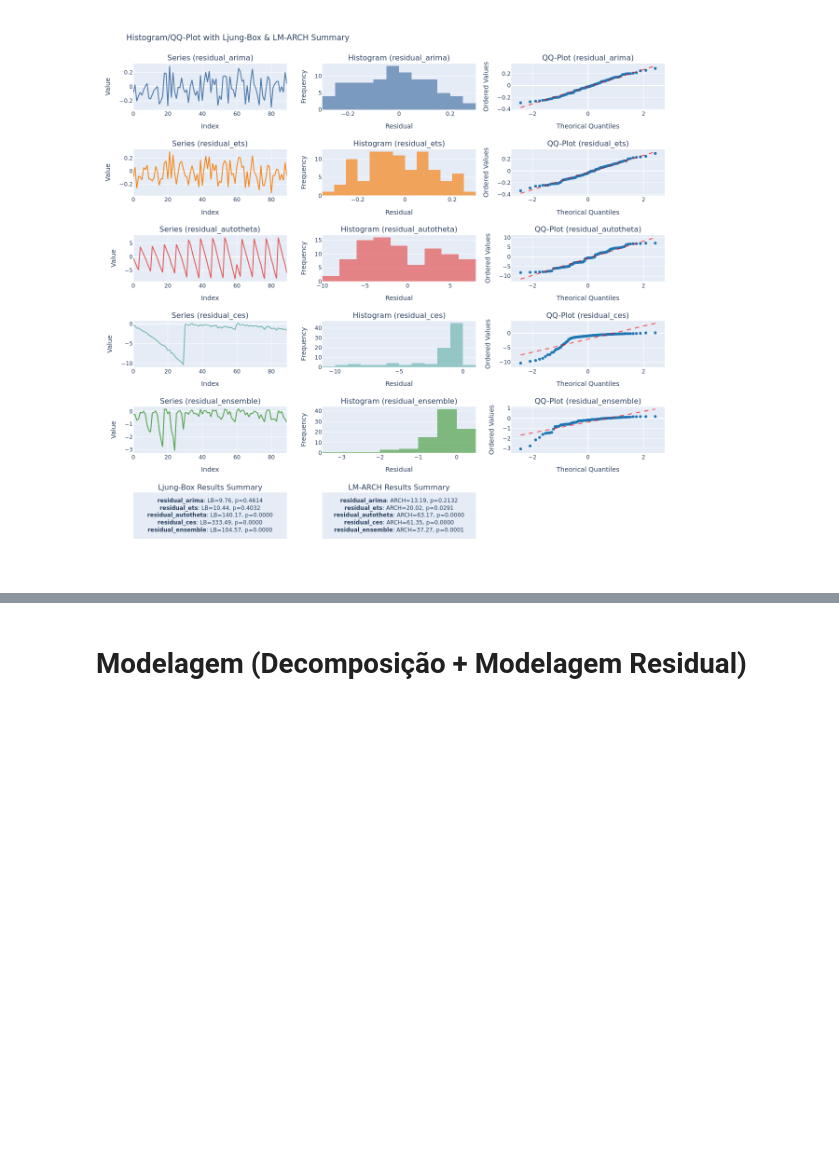
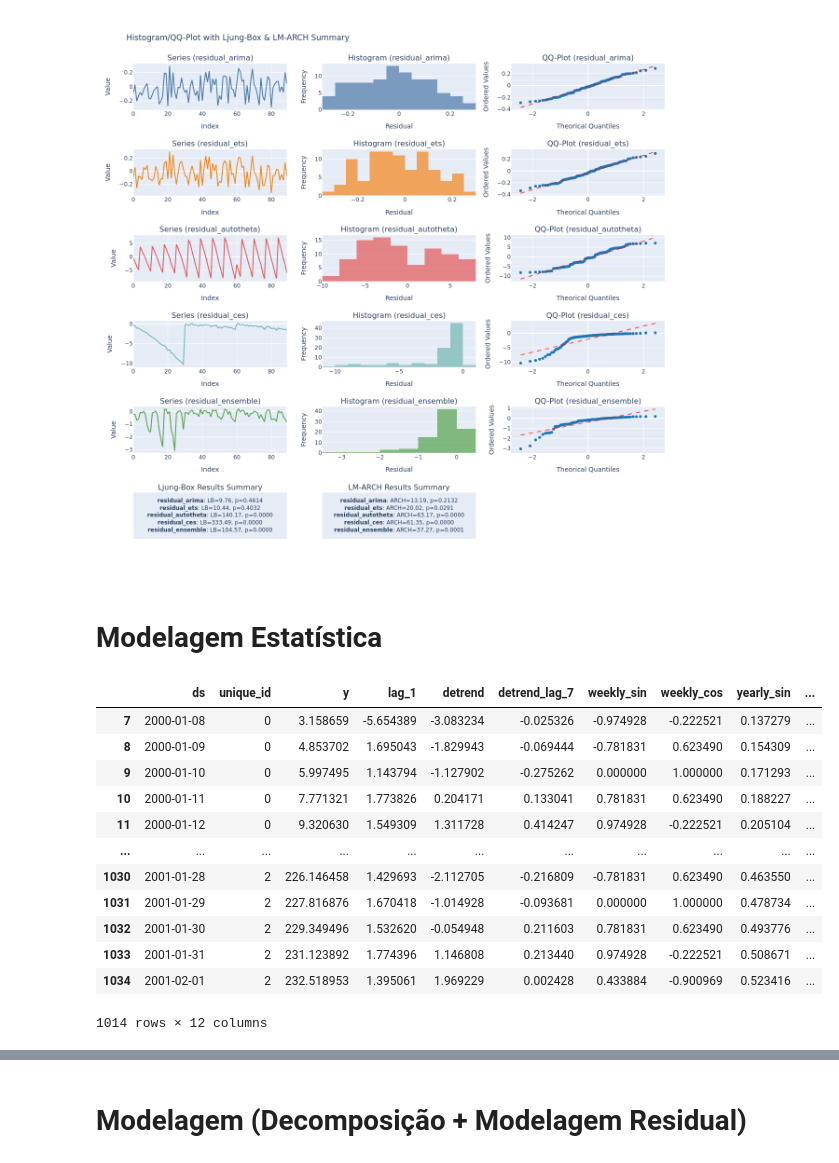
Before and after one commit to HeyLucasLeao/forecasting, a Jupyter notebook: 2.sythentic_data.ipynb, the cells around one changed output, grey strips where cells are left out. Cells and saved outputs as stored; diff of their text form; code cells hidden in the pictures; blank space fills up the shorter version.

```diff
--- a/2.sythentic_data.ipynb
+++ b/2.sythentic_data.ipynb
@@ -219,3 +219,5 @@ for id in test["unique_id"].unique():
 residual_check(test[["residual_arima", "residual_ets", "residual_autotheta", "residual_ces", "residual_ensemble"]], fig_type="png")
 # %% [output]
 [figure]
+# %% [markdown]
+# Modelagem Estatística
@@ -221,0 +242,16 @@ residual_check(test[["residual_arima", "residual_ets", "residual_autotheta", "re
+# %%
+df
+# %% [output]
+|  | ds | unique_id | y | lag_1 | detrend | detrend_lag_7 | weekly_sin | weekly_cos | yearly_sin | ... |
+| 7 | 2000-01-08 | 0 | 3.158659 | -5.654389 | -3.083234 | -0.025326 | -0.974928 | -0.222521 | 0.137279 | ... |
+| 8 | 2000-01-09 | 0 | 4.853702 | 1.695043 | -1.829943 | -0.069444 | -0.781831 | 0.623490 | 0.154309 | ... |
+| 9 | 2000-01-10 | 0 | 5.997495 | 1.143794 | -1.127902 | -0.275262 | 0.000000 | 1.000000 | 0.171293 | ... |
+| 10 | 2000-01-11 | 0 | 7.771321 | 1.773826 | 0.204171 | 0.133041 | 0.781831 | 0.623490 | 0.188227 | ... |
+| 11 | 2000-01-12 | 0 | 9.320630 | 1.549309 | 1.311728 | 0.414247 | 0.974928 | -0.222521 | 0.205104 | ... |
+| ... | ... | ... | ... | ... | ... | ... | ... | ... | ... | ... |
+| 1030 | 2001-01-28 | 2 | 226.146458 | 1.429693 | -2.112705 | -0.216809 | -0.781831 | 0.623490 | 0.463550 | ... |
+| 1031 | 2001-01-29 | 2 | 227.816876 | 1.670418 | -1.014928 | -0.093681 | 0.000000 | 1.000000 | 0.478734 | ... |
+| 1032 | 2001-01-30 | 2 | 229.349496 | 1.532620 | -0.054948 | 0.211603 | 0.781831 | 0.623490 | 0.493776 | ... |
+| 1033 | 2001-01-31 | 2 | 231.123892 | 1.774396 | 1.146808 | 0.213440 | 0.974928 | -0.222521 | 0.508671 | ... |
+| 1034 | 2001-02-01 | 2 | 232.518953 | 1.395061 | 1.969229 | 0.002428 | 0.433884 | -0.900969 | 0.523416 | ... |
+1014 rows × 12 columns
```
Also changed, not shown: parts of 13 cells of this notebook, 1 other file.
